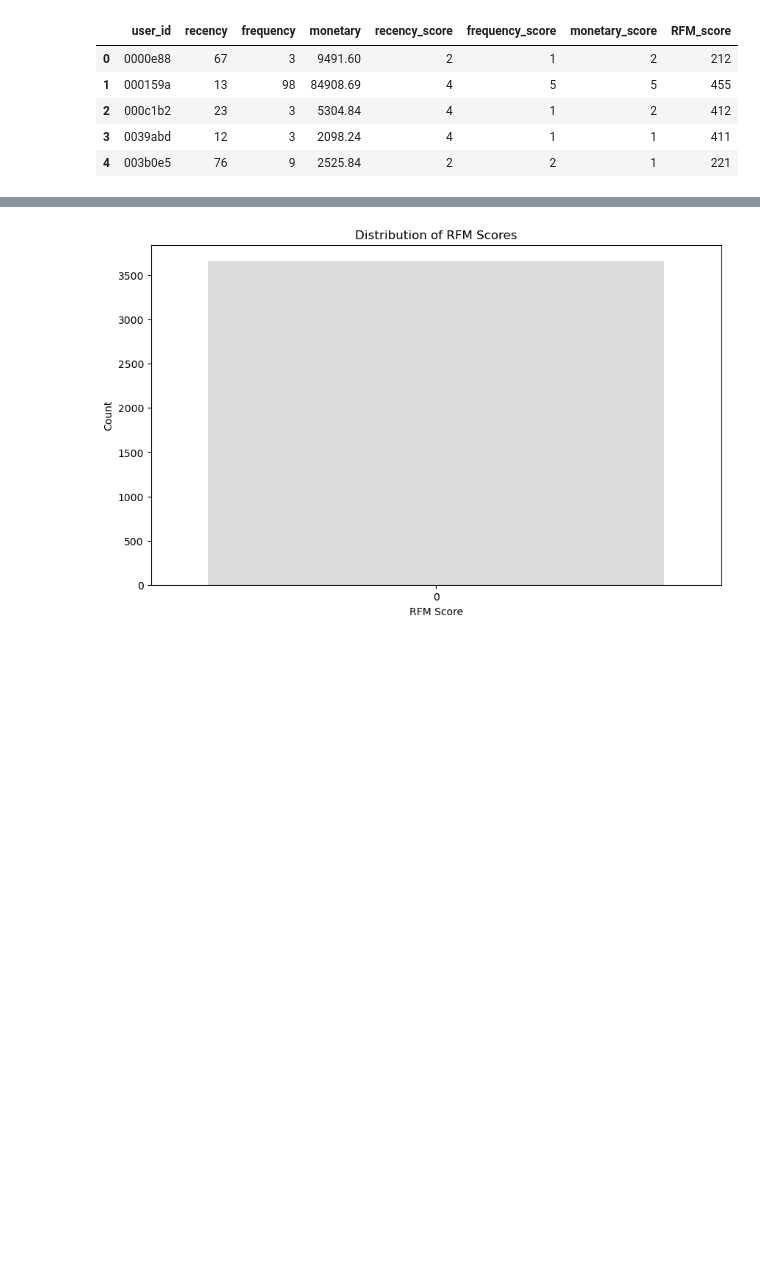
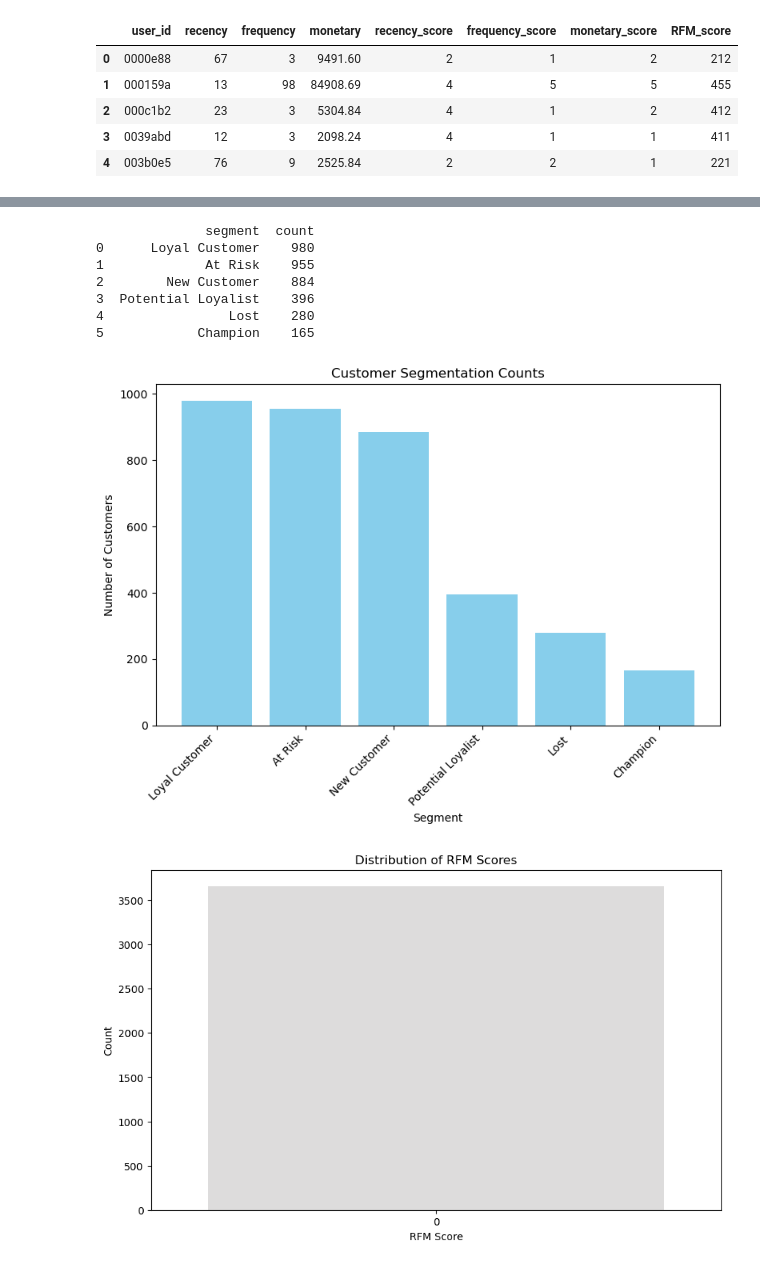
Before and after one commit to Ayush-mishra-0-0/AC, a Jupyter notebook: main.ipynb, the cells around one changed output, grey strips where cells are left out. Cells and saved outputs as stored; diff of their text form; code cells hidden in the pictures; blank space fills up the shorter version.

```diff
--- a/main.ipynb
+++ b/main.ipynb
@@ -353,3 +347,31 @@ rfm_df.sample(10)
+# %%
+import matplotlib.pyplot as plt
+
+# Assuming rfm_df is already loaded and contains a 'segment' column
+# Count the number of users in each segment
+segment_counts = rfm_df['segment'].value_counts().reset_index().rename(columns={'index': 'segment', 'segment': 'count'})
+# Plot the segment counts
+segment_counts.columns = ['segment', 'count']
+print(segment_counts)
+plt.figure(figsize=(8, 6))
+plt.bar(segment_counts['segment'], segment_counts['count'], color='skyblue')
+plt.title('Customer Segmentation Counts')
+plt.xlabel('Segment')
+plt.ylabel('Number of Customers')
+plt.xticks(rotation=45, ha='right')
+plt.tight_layout()
+
+# Show the plot
+plt.show()
+# %% [output]
+              segment  count
+0      Loyal Customer    980
+1             At Risk    955
+2        New Customer    884
+3  Potential Loyalist    396
+4                Lost    280
+5            Champion    165
+[figure, added]
 # %%
 # %% [output]
 [figure]
```
Also changed, not shown: parts of 7 cells of this notebook, 18 other files.
